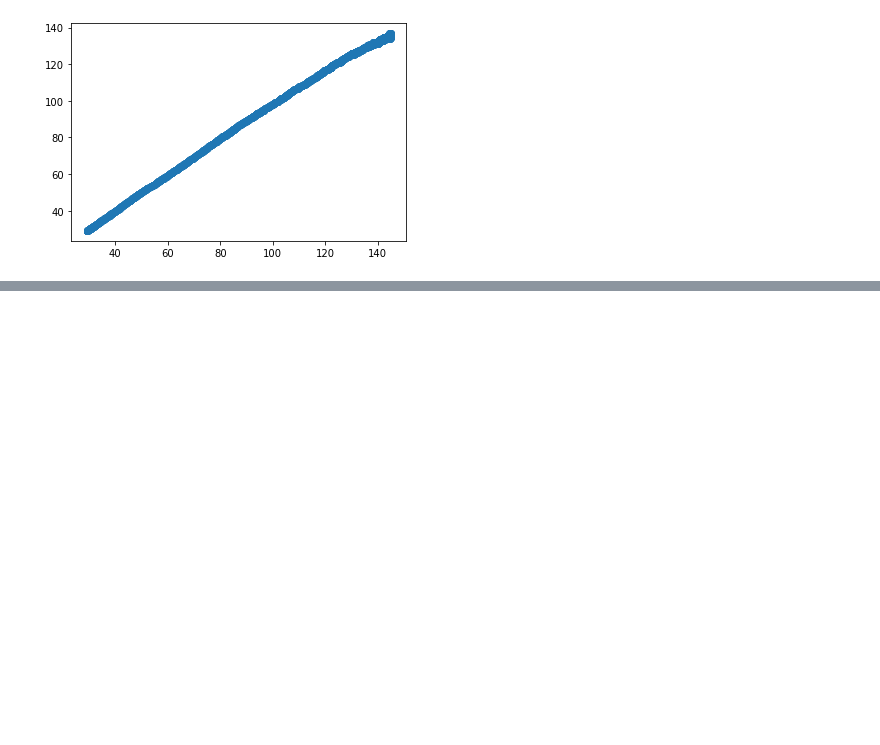
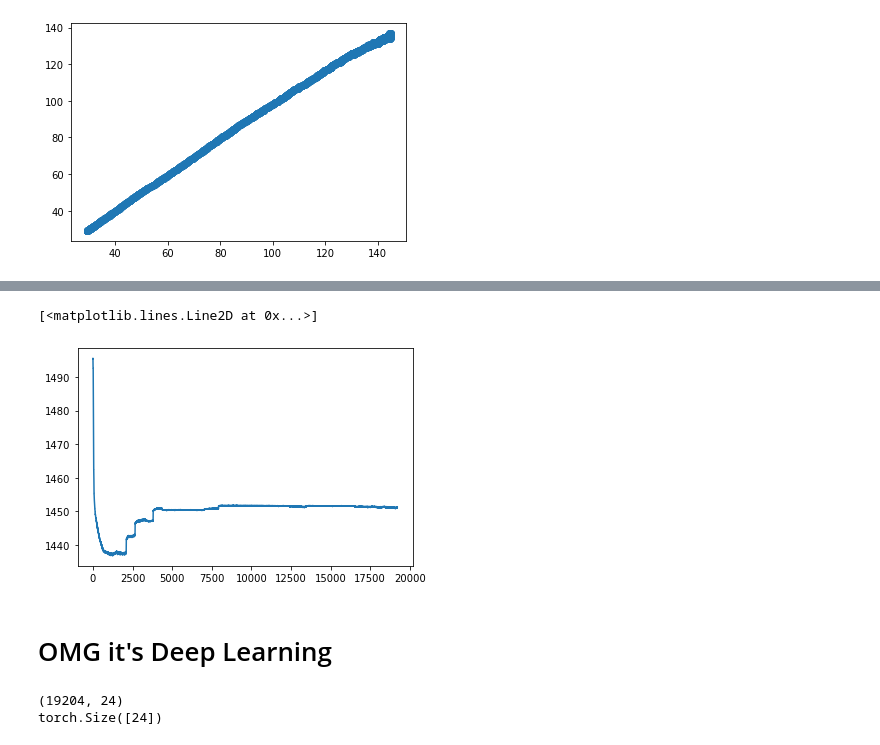
Before and after one commit to DanilFedorovsky/studentHack404, a Jupyter notebook: data_analysis.ipynb, the cells around one changed output, grey strips where cells are left out. Saved outputs shown, nothing was run; the diff lists cells and outputs as text; code cells hidden in the pictures; blank space fills up the shorter version.

```diff
--- a/data_analysis.ipynb
+++ b/data_analysis.ipynb
@@ -46,0 +46,7 @@ plt.plot()
+# %%
+plt.plot(df["Speed"])
+# %% [output]
+[<matplotlib.lines.Line2D at 0x...>]
+[figure, added]
+# %% [markdown]
+# OMG it's Deep Learning
@@ -46,0 +61,9 @@ plt.plot()
+# %%
+print(df.shape)
+X = df.to_numpy(dtype=np.float16)
+X = torch.Tensor(X)
+print(X[1].shape)
+Y = torch.ones(19204)
+# %% [output]
+(19204, 24)
+torch.Size([24])
```
Also changed, not shown: parts of 4 cells of this notebook, 2 other files.
